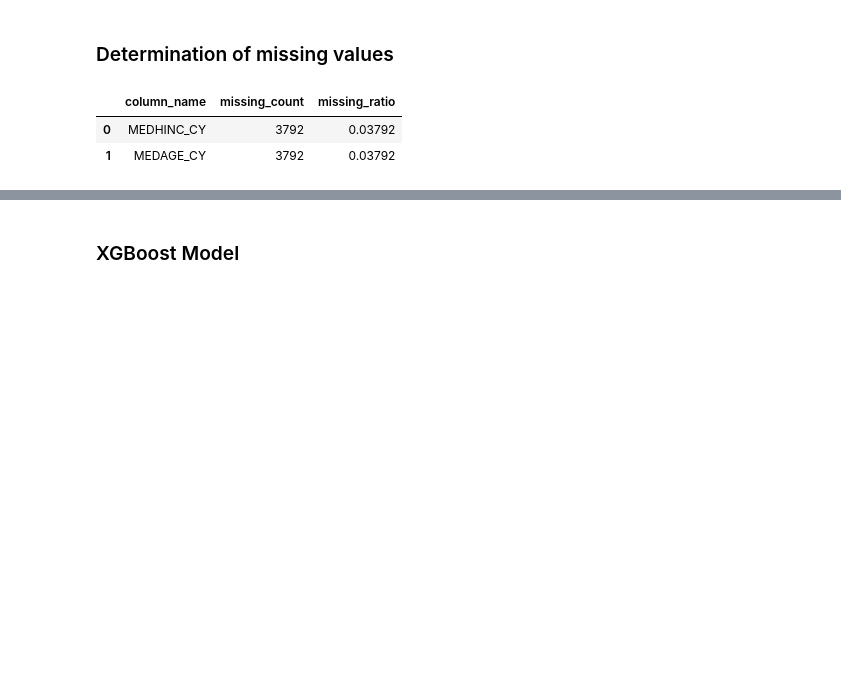
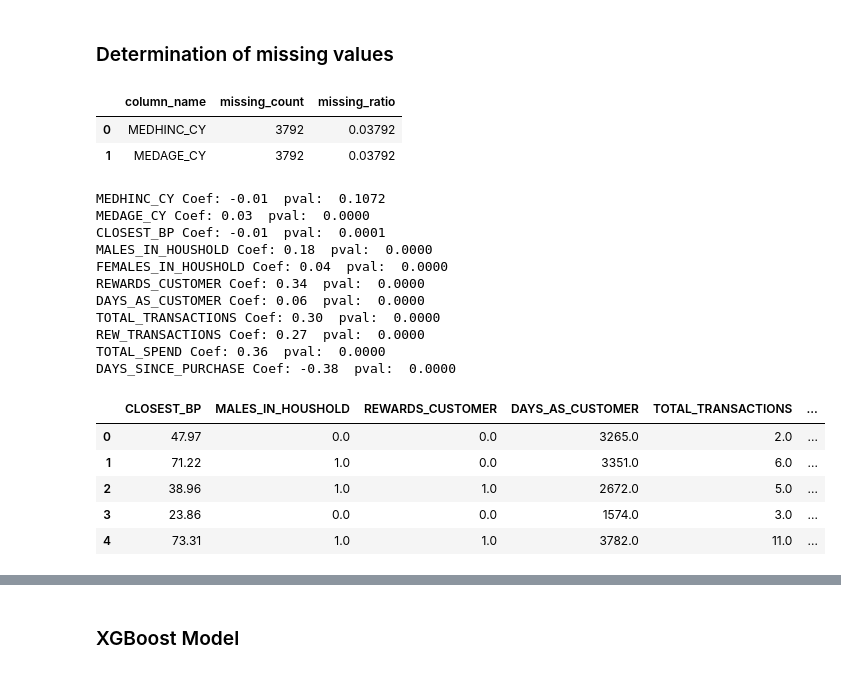
Before and after one commit to FloobtheGreat/IPy_Notebooks, a Jupyter notebook: Analyses/TabModeling.ipynb, the cells around one changed output, grey strips where cells are left out. Saved outputs shown, nothing was run; the diff lists cells and outputs as text; code cells hidden in the pictures; blank space fills up the shorter version.

```diff
--- a/Analyses/TabModeling.ipynb
+++ b/Analyses/TabModeling.ipynb
@@ -78,0 +71,36 @@ test_X = pd.DataFrame(test_X, columns=collist)
+# %%
+
+imr = Imputer(missing_values='NaN',strategy='median',axis=0)
+imr = imr.fit(X)
+imputed_data = pd.DataFrame(imr.transform(X.values), columns = collist)
+
+for var in collist:
+    coef, pval = stats.pearsonr(imputed_data[var].as_matrix(), y.as_matrix())
+
+    print(var + ' Coef: %.2f  pval:  %.4f' % (coef, pval))
+
+
+collist2 = ['CLOSEST_BP','MALES_IN_HOUSHOLD','REWARDS_CUSTOMER',
+          'DAYS_AS_CUSTOMER','TOTAL_TRANSACTIONS','REW_TRANSACTIONS','TOTAL_SPEND','DAYS_SINCE_PURCHASE']
+
+imputed_data2 = imputed_data[collist2]
+
+imputed_data2.head()
+# %% [output]
+MEDHINC_CY Coef: -0.01  pval:  0.1072
+MEDAGE_CY Coef: 0.03  pval:  0.0000
+CLOSEST_BP Coef: -0.01  pval:  0.0001
+MALES_IN_HOUSHOLD Coef: 0.18  pval:  0.0000
+FEMALES_IN_HOUSHOLD Coef: 0.04  pval:  0.0000
+REWARDS_CUSTOMER Coef: 0.34  pval:  0.0000
+DAYS_AS_CUSTOMER Coef: 0.06  pval:  0.0000
+TOTAL_TRANSACTIONS Coef: 0.30  pval:  0.0000
+REW_TRANSACTIONS Coef: 0.27  pval:  0.0000
+TOTAL_SPEND Coef: 0.36  pval:  0.0000
+DAYS_SINCE_PURCHASE Coef: -0.38  pval:  0.0000
+|  | CLOSEST_BP | MALES_IN_HOUSHOLD | REWARDS_CUSTOMER | DAYS_AS_CUSTOMER | TOTAL_TRANSACTIONS | ... |
+| 0 | 47.97 | 0.0 | 0.0 | 3265.0 | 2.0 | ... |
+| 1 | 71.22 | 1.0 | 0.0 | 3351.0 | 6.0 | ... |
+| 2 | 38.96 | 1.0 | 1.0 | 2672.0 | 5.0 | ... |
+| 3 | 23.86 | 0.0 | 0.0 | 1574.0 | 3.0 | ... |
+| 4 | 73.31 | 1.0 | 1.0 | 3782.0 | 11.0 | ... |
```
Also changed, not shown: parts of 29 cells of this notebook.
